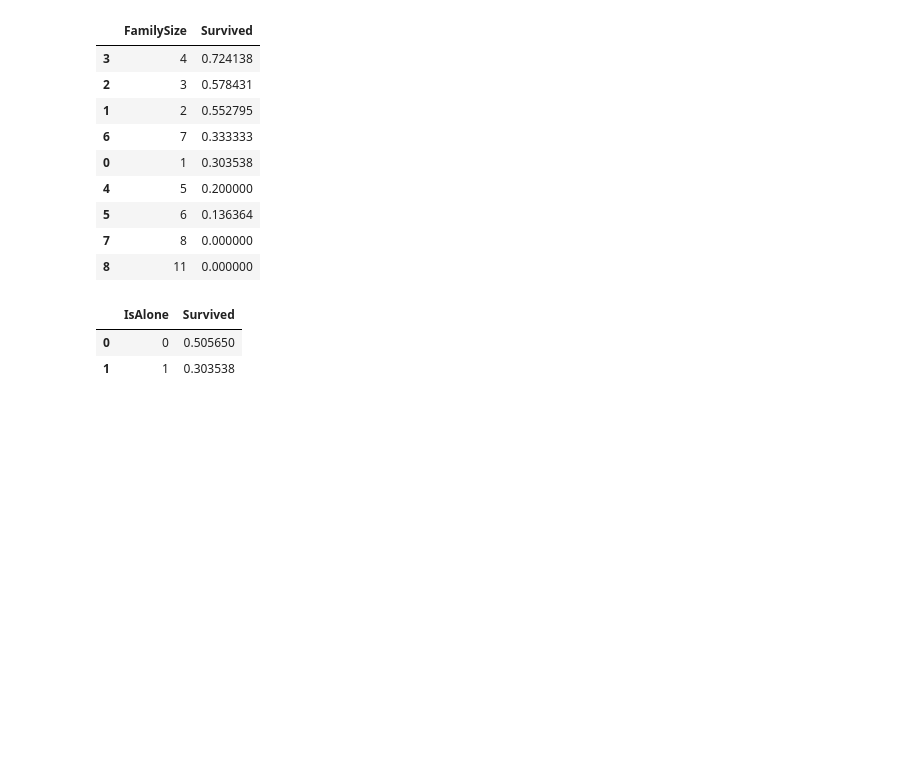
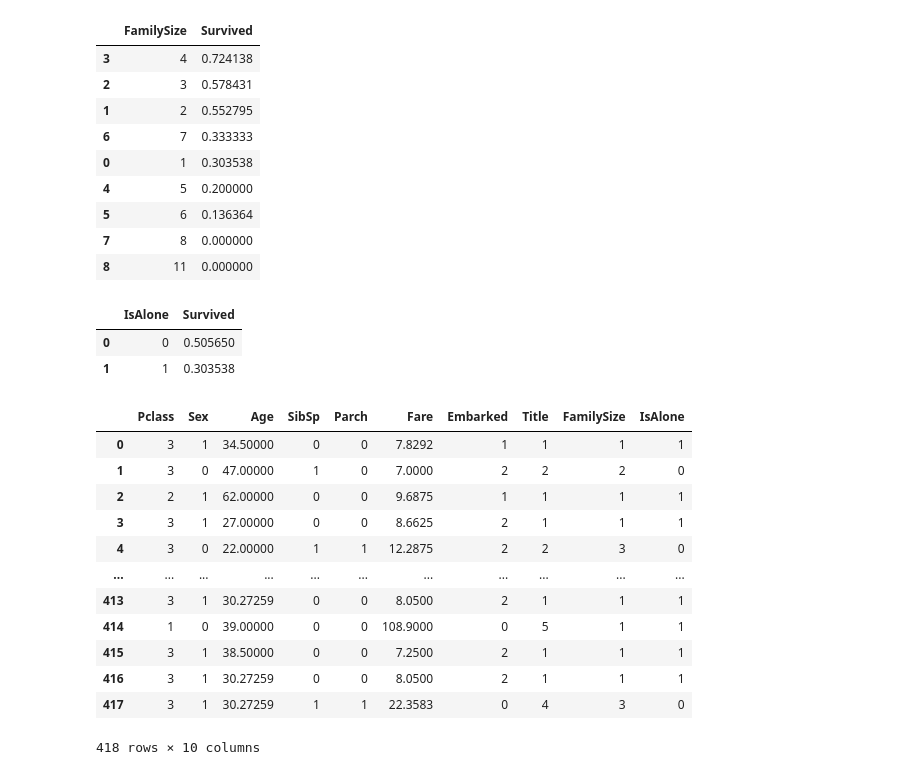
Before and after one commit to Imran1hp/Titanic---Machine-Learning-from-Disaster, a Jupyter notebook: Titanic_data_set.ipynb, the cells around one changed output. Saved outputs shown, nothing was run; the diff lists cells and outputs as text; code cells hidden in the pictures; blank space fills up the shorter version.

```diff
--- a/Titanic_data_set.ipynb
+++ b/Titanic_data_set.ipynb
@@ -362,3 +363,19 @@ train_df[['IsAlone','Survived']].groupby(['IsAlone'],as_index=False).mean().sort
 |  | IsAlone | Survived |
 | 0 | 0 | 0.505650 |
 | 1 | 1 | 0.303538 |
+# %%
+test_df
+# %% [output]
+|  | Pclass | Sex | Age | SibSp | Parch | Fare | Embarked | Title | FamilySize | IsAlone |
+| 0 | 3 | 1 | 34.50000 | 0 | 0 | 7.8292 | 1 | 1 | 1 | 1 |
+| 1 | 3 | 0 | 47.00000 | 1 | 0 | 7.0000 | 2 | 2 | 2 | 0 |
+| 2 | 2 | 1 | 62.00000 | 0 | 0 | 9.6875 | 1 | 1 | 1 | 1 |
+| 3 | 3 | 1 | 27.00000 | 0 | 0 | 8.6625 | 2 | 1 | 1 | 1 |
+| 4 | 3 | 0 | 22.00000 | 1 | 1 | 12.2875 | 2 | 2 | 3 | 0 |
+| ... | ... | ... | ... | ... | ... | ... | ... | ... | ... | ... |
+| 413 | 3 | 1 | 30.27259 | 0 | 0 | 8.0500 | 2 | 1 | 1 | 1 |
+| 414 | 1 | 0 | 39.00000 | 0 | 0 | 108.9000 | 0 | 5 | 1 | 1 |
+| 415 | 3 | 1 | 38.50000 | 0 | 0 | 7.2500 | 2 | 1 | 1 | 1 |
+| 416 | 3 | 1 | 30.27259 | 0 | 0 | 8.0500 | 2 | 1 | 1 | 1 |
+| 417 | 3 | 1 | 30.27259 | 1 | 1 | 22.3583 | 0 | 4 | 3 | 0 |
+418 rows × 10 columns
```
Also changed, not shown: parts of 10 cells of this notebook.
